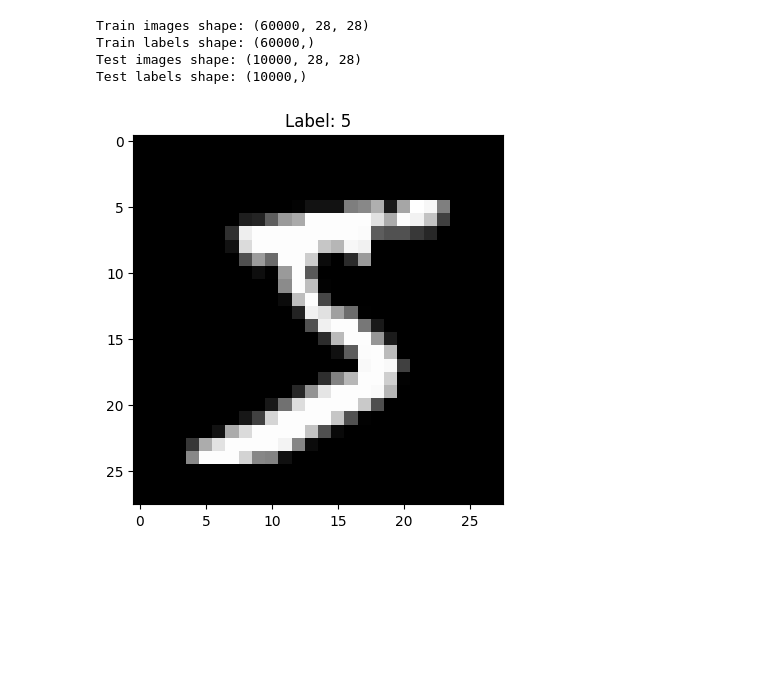
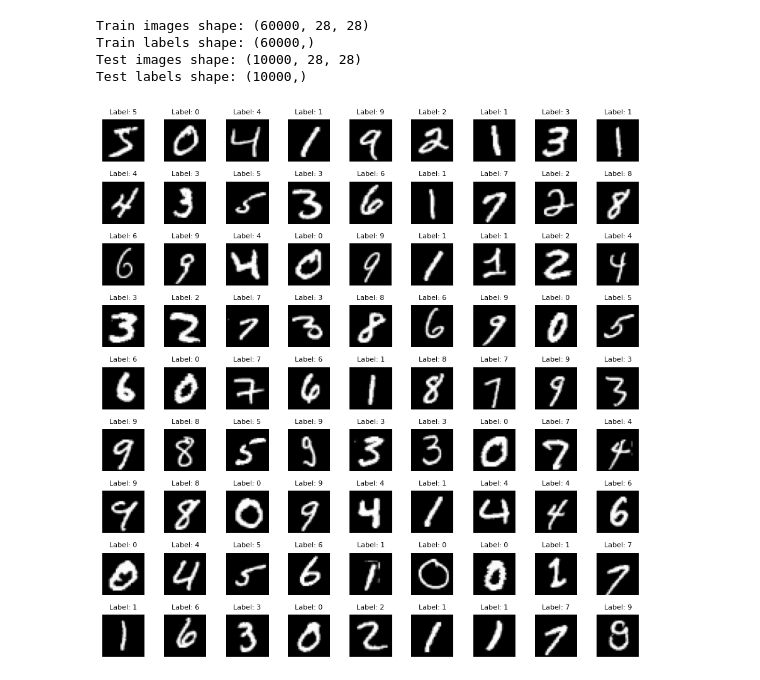
Before and after one commit to mayahkg/MNIST-Digit-Recognition-Optimiser-Investigation, a Jupyter notebook: mnist.ipynb, the cells around one changed output. Saved outputs shown, nothing was run; the diff lists cells and outputs as text; code cells hidden in the pictures; blank space fills up the shorter version.

```diff
--- a/mnist.ipynb
+++ b/mnist.ipynb
@@ -7,23 +12,28 @@ from torch.utils.data import TensorDataset, DataLoader
 %matplotlib inline
 # %%
-# Load MNIST dataset from online
+# Load MNIST dataset
 (x_train, y_train), (x_test, y_test) = tf.keras.datasets.mnist.load_data()
 
 # Printing image shapes
 print("Train images shape:", x_train.shape)
 print("Train labels shape:", y_train.shape)
 print("Test images shape:", x_test.shape)
 print("Test labels shape:", y_test.shape)
 
-# Testing: Display the first training image
-plt.imshow(x_train[0], cmap='gray')
-plt.title(f'Label: {y_train[0]}')
+# Display a 9x9 grid of training images
+plt.figure(figsize=(9, 9))
+for i in range(81):  # 9x9 = 81 images
+    plt.subplot(9, 9, i+1)
+    plt.imshow(x_train[i], cmap='gray')
+    plt.title(f'Label: {y_train[i]}', fontsize=8)
+    plt.axis('off')  # Hide axes for cleaner display
+plt.tight_layout()
 plt.show()
 # %% [output]
 Train images shape: (60000, 28, 28)
 Train labels shape: (60000,)
 Test images shape: (10000, 28, 28)
 Test labels shape: (10000,)
-[figure, old version]
+[figure, new version]
 # %%
 
```
Also changed, not shown: parts of 9 cells of this notebook.
